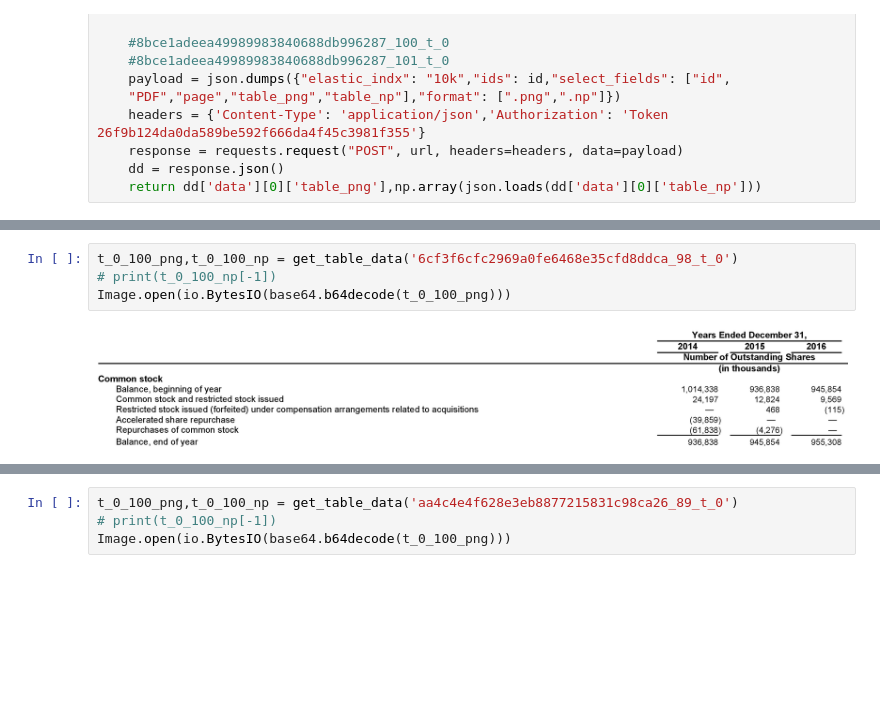
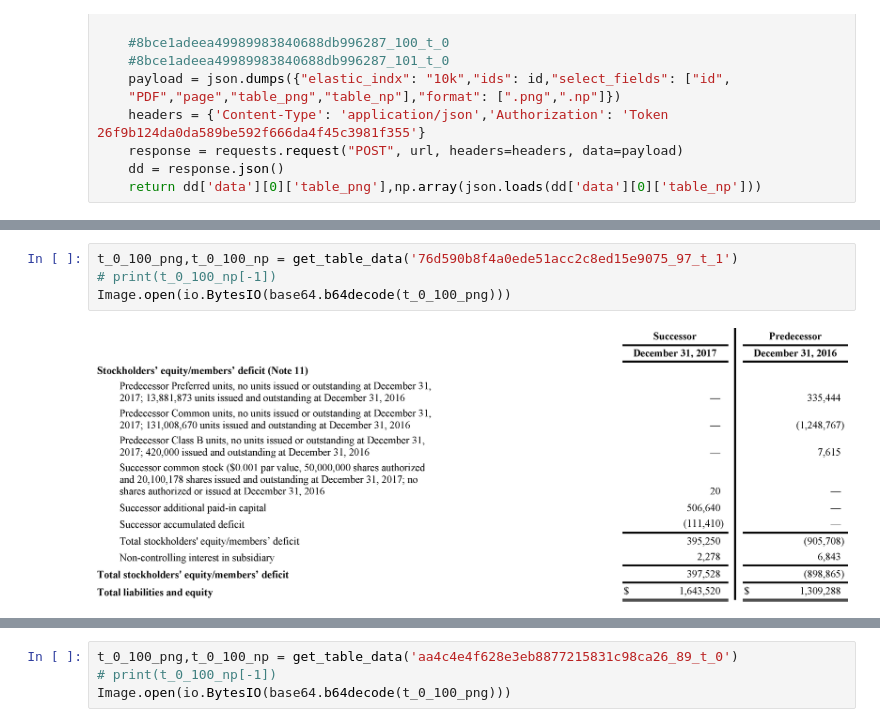
Before and after one commit to shubendu/10k-reports-seach-engine, a Jupyter notebook: Table DATA.ipynb, the cells around one changed output, grey strips where cells are left out. Drawn from its saved outputs; the diff is of its cells as text; blank space fills up the shorter version.

```diff
--- a/Table DATA.ipynb
+++ b/Table DATA.ipynb
@@ -41,6 +41,6 @@ Image.open(io.BytesIO(base64.b64decode(t_0_100_png)))
 # %%
-t_0_100_png,t_0_100_np = get_table_data('6cf3f6cfc2969a0fe6468e35cfd8ddca_98_t_0')
+t_0_100_png,t_0_100_np = get_table_data('76d590b8f4a0ede51acc2c8ed15e9075_97_t_1')
 # print(t_0_100_np[-1])
 Image.open(io.BytesIO(base64.b64decode(t_0_100_png)))
 # %% [output]
-[figure, old version]
+[figure, new version]
```
Also changed, not shown: parts of 3 cells of this notebook, 5 other files.
